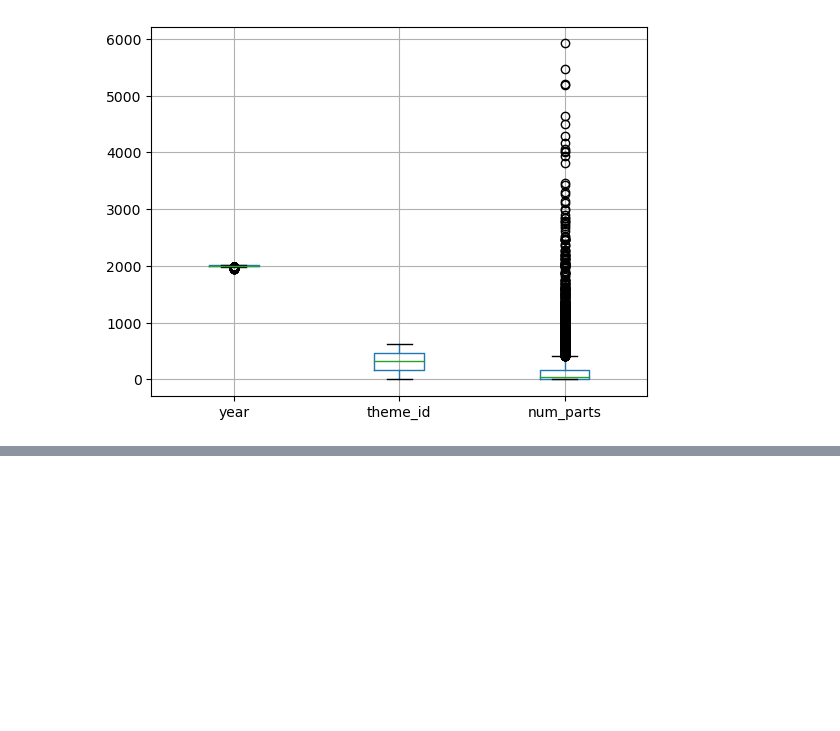
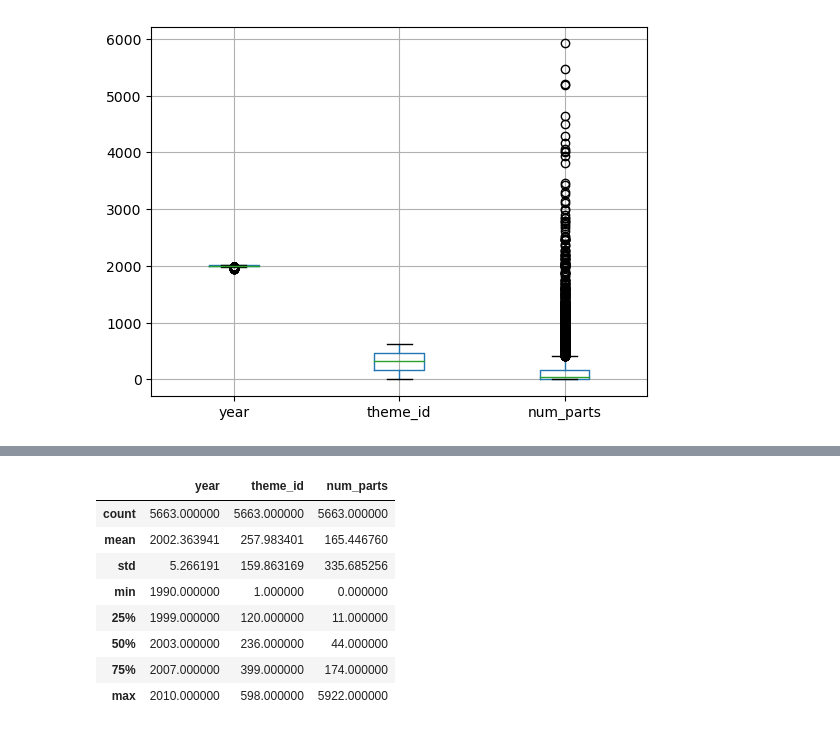
Before and after one commit to YoussefMohamed20069/deci-12, a Jupyter notebook: main.ipynb, the cells around one changed output, grey strips where cells are left out. Cells and saved outputs as stored; diff of their text form; code cells hidden in the pictures; blank space fills up the shorter version.

```diff
--- a/main.ipynb
+++ b/main.ipynb
@@ -138,0 +164,13 @@ df = df.dropna()
+# %%
+# Check for the minimum and maximum value of the year
+df.describe()
+# %% [output]
+|  | year | theme_id | num_parts |
+| count | 5663.000000 | 5663.000000 | 5663.000000 |
+| mean | 2002.363941 | 257.983401 | 165.446760 |
+| std | 5.266191 | 159.863169 | 335.685256 |
+| min | 1990.000000 | 1.000000 | 0.000000 |
+| 25% | 1999.000000 | 120.000000 | 11.000000 |
+| 50% | 2003.000000 | 236.000000 | 44.000000 |
+| 75% | 2007.000000 | 399.000000 | 174.000000 |
+| max | 2010.000000 | 598.000000 | 5922.000000 |
```
Also changed, not shown: parts of 9 cells of this notebook, 1 other file.
